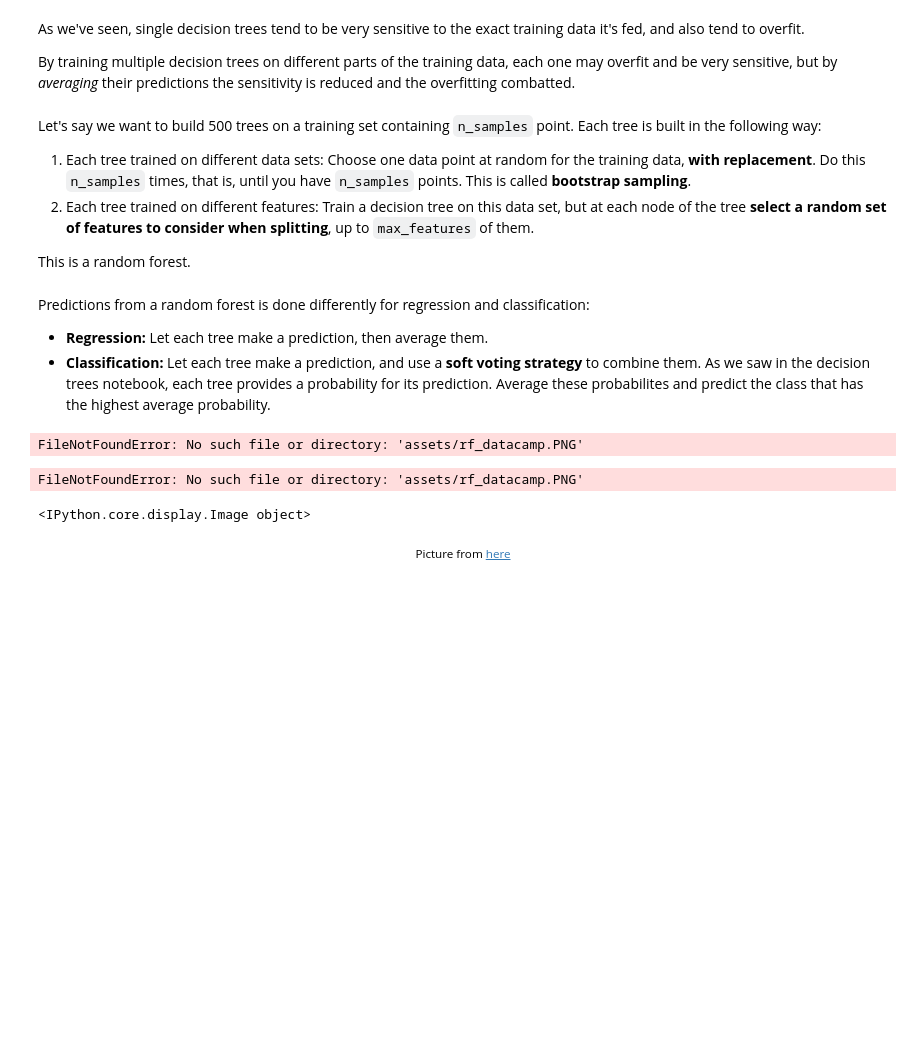
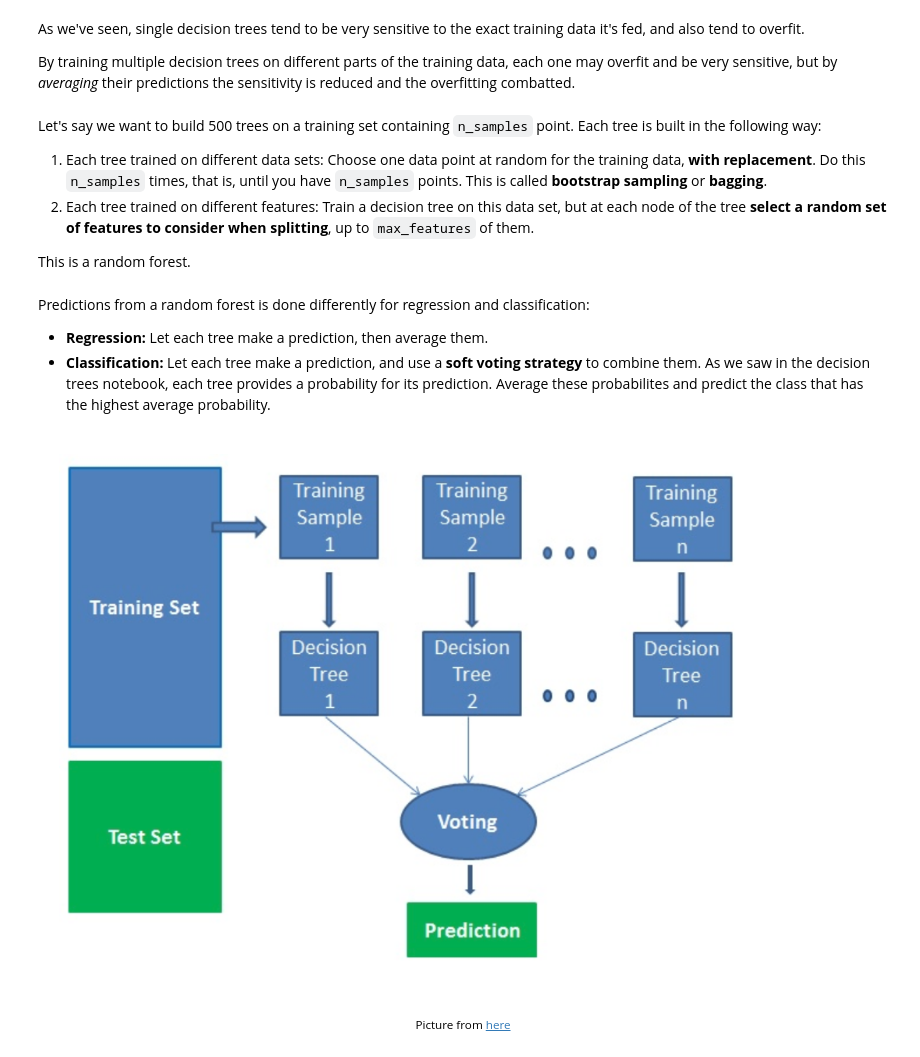
Before and after one commit to alu042/DAT158ML, a Jupyter notebook: notebooks/DAT158-Part2-5-Ensembling-RandomForests-and-Boosting.ipynb, the cells around one changed output. Cells and saved outputs as stored; diff of their text form; code cells hidden in the pictures; blank space fills up the shorter version.

```diff
--- a/notebooks/DAT158-Part2-5-Ensembling-RandomForests-and-Boosting.ipynb
+++ b/notebooks/DAT158-Part2-5-Ensembling-RandomForests-and-Boosting.ipynb
@@ -52,7 +52,7 @@ By training multiple decision trees on different parts of the training data, eac
 # %% [markdown]
 Let's say we want to build 500 trees on a training set containing `n_samples` point. Each tree is built in the following way:
 
-1. Each tree trained on different data sets: Choose one data point at random for the training data, **with replacement**. Do this `n_samples` times, that is, until you have `n_samples` points. This is called **bootstrap sampling**.
+1. Each tree trained on different data sets: Choose one data point at random for the training data, **with replacement**. Do this `n_samples` times, that is, until you have `n_samples` points. This is called **bootstrap sampling** or **bagging**.
 2. Each tree trained on different features: Train a decision tree on this data set, but at each node of the tree **select a random set of features to consider when splitting**, up to `max_features` of them.
 
 This is a random forest.
@@ -63,11 +63,9 @@ Predictions from a random forest is done differently for regression and classifi
 - **Classification:** Let each tree make a prediction, and use a **soft voting strategy** to combine them. As we saw in the decision trees notebook, each tree provides a probability for its prediction. Average these probabilites and predict the class that has the highest average probability.
 # %%
 import IPython
-IPython.display.Image("assets/rf_datacamp.PNG", width='70%')
+IPython.display.Image("assets/rf_datacamp.png", width='70%')
 # %% [output]
-FileNotFoundError: No such file or directory: 'assets/rf_datacamp.PNG'
-FileNotFoundError: No such file or directory: 'assets/rf_datacamp.PNG'
-<IPython.core.display.Image object>
+[figure, added]
 # %% [markdown]
 <center><small>Picture from <a href="http://res.cloudinary.com/dyd911kmh/image/upload/f_auto,q_auto:best/v1526467744/voting_dnjweq.jpg">here</a></center>
 # %% [markdown]
```
Also changed, not shown: parts of 20 cells of this notebook.
